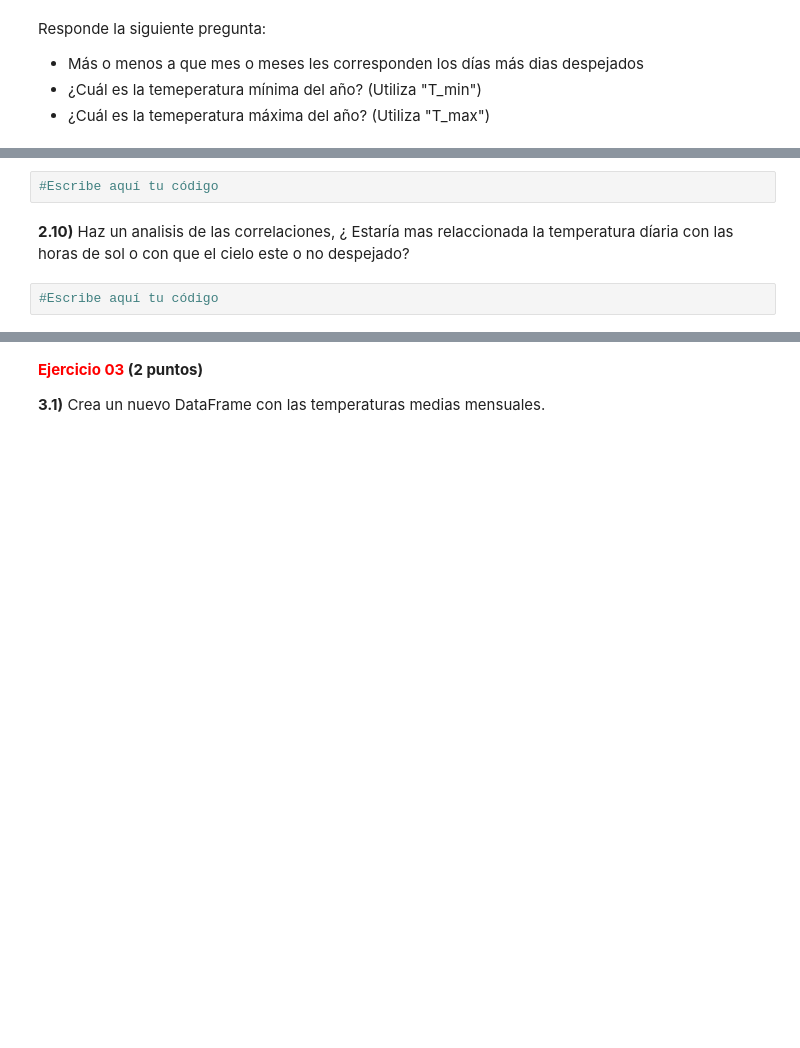
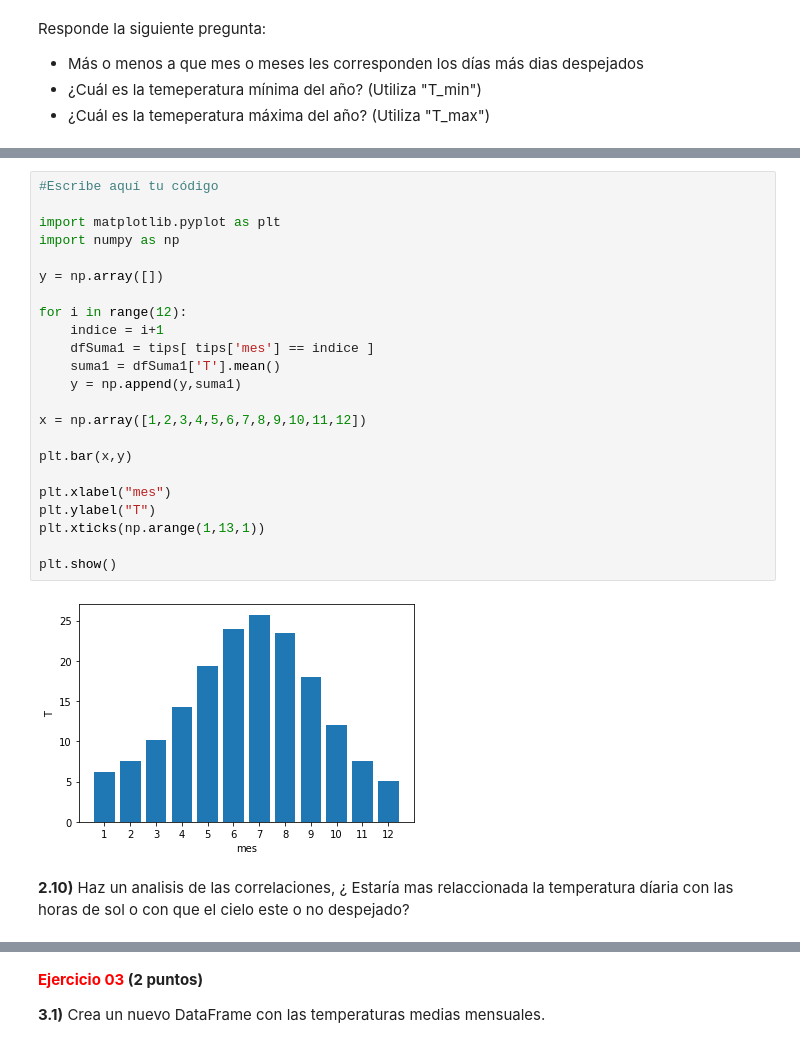
Before and after one commit to MelvinGuaygua/Python-projects, a Jupyter notebook: Examen2ev_Melvin/Examen_2V.ipynb, the cells around one changed output, grey strips where cells are left out. Saved outputs shown, nothing was run; the diff lists cells and outputs as text; blank space fills up the shorter version.

```diff
--- a/Examen2ev_Melvin/Examen_2V.ipynb
+++ b/Examen2ev_Melvin/Examen_2V.ipynb
@@ -237,9 +279,30 @@ __2.8)__ Representa las horas de luz díarias frente al mes como se muestra a co
 __2.9)__ Representa la temperatura média diaria frente al mes como se muestra a continuación.
 
 <img src="temp.png">
-# %%
-#Escribe aquí tu código
+# %%
+#Escribe aquí tu código
+
+import matplotlib.pyplot as plt
+import numpy as np
+
+y = np.array([])
+
+for i in range(12):
+    indice = i+1
+    dfSuma1 = tips[ tips['mes'] == indice ]
+    suma1 = dfSuma1['T'].mean()
+    y = np.append(y,suma1)
+
+x = np.array([1,2,3,4,5,6,7,8,9,10,11,12])
+
+plt.bar(x,y)
+
+plt.xlabel("mes")
+plt.ylabel("T")
+plt.xticks(np.arange(1,13,1))
+
+plt.show()
+# %% [output]
+[figure, added]
 # %% [markdown]
 __2.10)__ Haz un analisis de las correlaciones, ¿ Estaría mas relaccionada la temperatura díaria con las horas de sol o con que el cielo este o no despejado?
-# %%
-#Escribe aquí tu código
```
Also changed, not shown: parts of 9 cells of this notebook, 1 other file.
